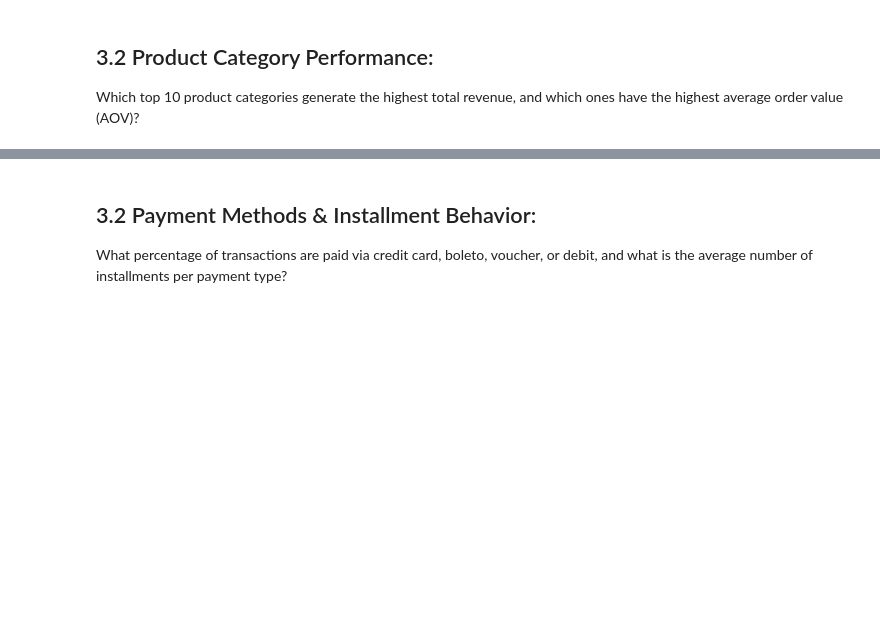
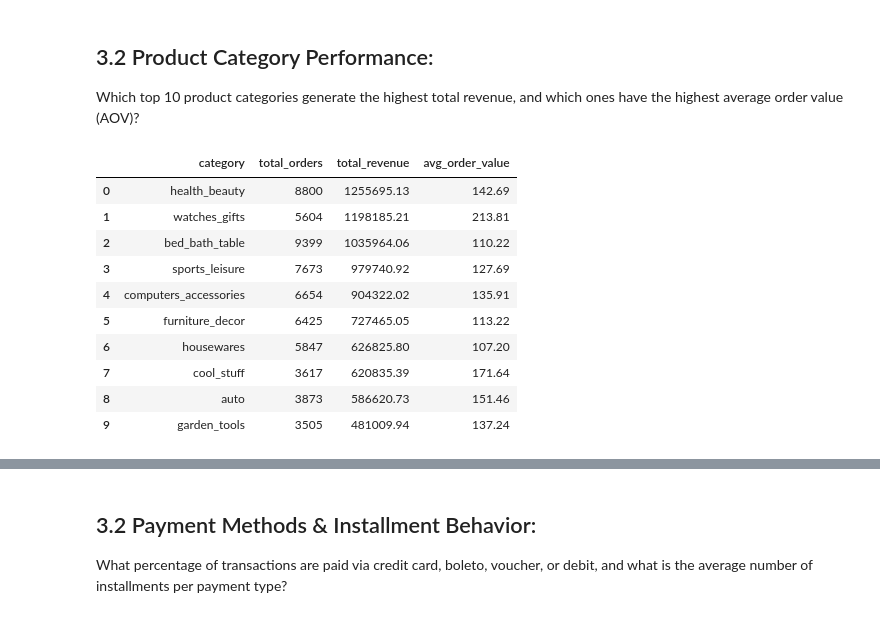
Before and after one commit to Kartika-Nidhi/Brazilian_Olist_Analysis, a Jupyter notebook: BrazilianOlist.ipynb, the cells around one changed output, grey strips where cells are left out. Saved outputs shown, nothing was run; the diff lists cells and outputs as text; code cells hidden in the pictures; blank space fills up the shorter version.

Commit message:
revenue analysis 2/3 completed

```diff
--- a/BrazilianOlist.ipynb
+++ b/BrazilianOlist.ipynb
@@ -312,3 +312,37 @@ plt.show()
 # %% [markdown]
 ## 3.2 Product Category Performance:
  Which top 10 product categories generate the highest total revenue, and which ones have the highest average order value (AOV)?
+# %%
+query = """
+SELECT
+    tran.product_category_name_english AS category,
+    COUNT(DISTINCT oi.order_id) AS total_orders,
+    ROUND(SUM(oi.price), 2) AS total_revenue,
+    ROUND(SUM(oi.price) / COUNT(DISTINCT oi.order_id), 2) AS avg_order_value
+FROM order_items oi
+JOIN products p
+    ON oi.product_id = p.product_id
+JOIN orders o
+    ON oi.order_id = o.order_id
+JOIN cat_trans AS tran
+    ON p.product_category_name = tran.product_category_name
+WHERE o.order_status != 'canceled'
+GROUP BY category
+ORDER BY total_revenue DESC
+LIMIT 10;
+"""
+
+cat = pd.read_sql(query, engine)
+cat
+# %% [output]
+|  | category | total_orders | total_revenue | avg_order_value |
+| 0 | health_beauty | 8800 | 1255695.13 | 142.69 |
+| 1 | watches_gifts | 5604 | 1198185.21 | 213.81 |
+| 2 | bed_bath_table | 9399 | 1035964.06 | 110.22 |
+| 3 | sports_leisure | 7673 | 979740.92 | 127.69 |
+| 4 | computers_accessories | 6654 | 904322.02 | 135.91 |
+| 5 | furniture_decor | 6425 | 727465.05 | 113.22 |
+| 6 | housewares | 5847 | 626825.80 | 107.20 |
+| 7 | cool_stuff | 3617 | 620835.39 | 171.64 |
+| 8 | auto | 3873 | 586620.73 | 151.46 |
+| 9 | garden_tools | 3505 | 481009.94 | 137.24 |
```
Also changed, not shown: parts of 5 cells of this notebook.
